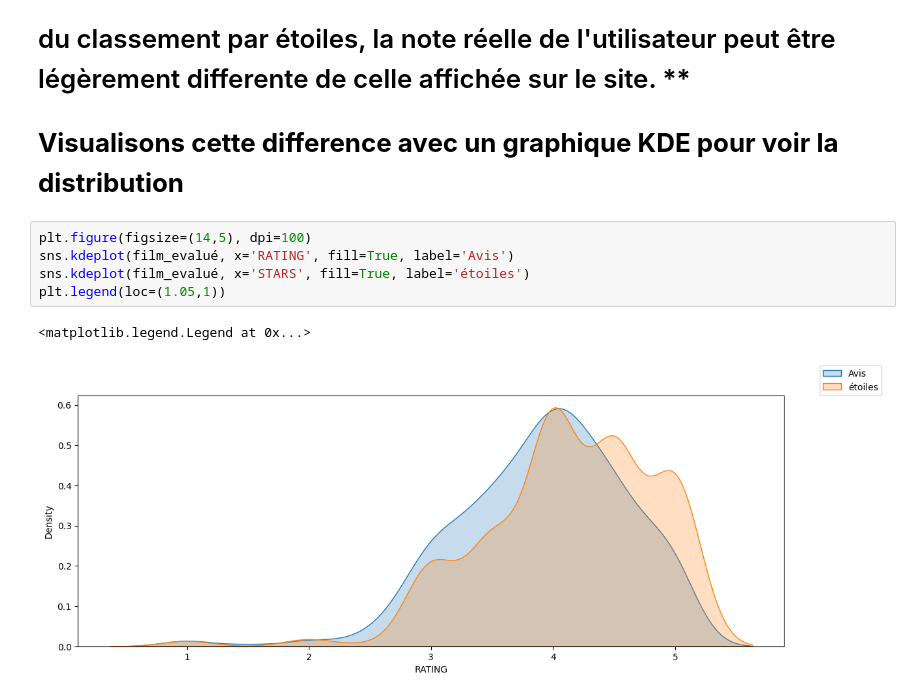
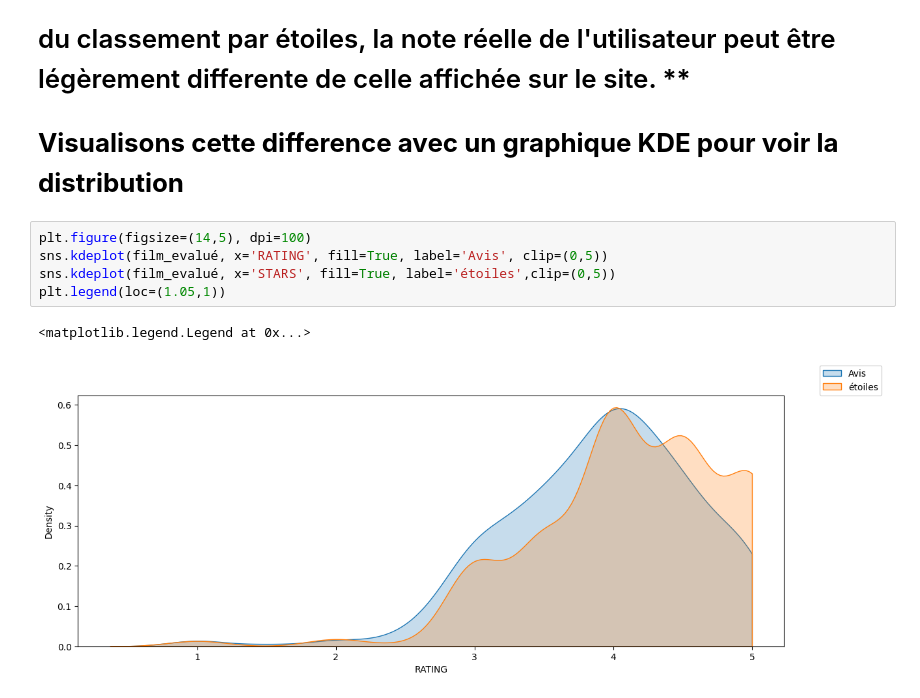
Before and after one commit to Mayandza/Projet, a Jupyter notebook: Projet_Fandango.ipynb, the cells around one changed output. Saved outputs shown, nothing was run; the diff lists cells and outputs as text.

```diff
--- a/Projet_Fandango.ipynb
+++ b/Projet_Fandango.ipynb
@@ -190,9 +190,9 @@ film_evalué
 # **Visualisons cette difference avec un graphique KDE pour voir la distribution**
 # %%
 plt.figure(figsize=(14,5), dpi=100)
-sns.kdeplot(film_evalué, x='RATING', fill=True, label='Avis')
-sns.kdeplot(film_evalué, x='STARS', fill=True, label='étoiles')
+sns.kdeplot(film_evalué, x='RATING', fill=True, label='Avis', clip=(0,5))
+sns.kdeplot(film_evalué, x='STARS', fill=True, label='étoiles',clip=(0,5))
 plt.legend(loc=(1.05,1))
 # %% [output]
 <matplotlib.legend.Legend at 0x...>
-[figure, old version]
+[figure, new version]
```
